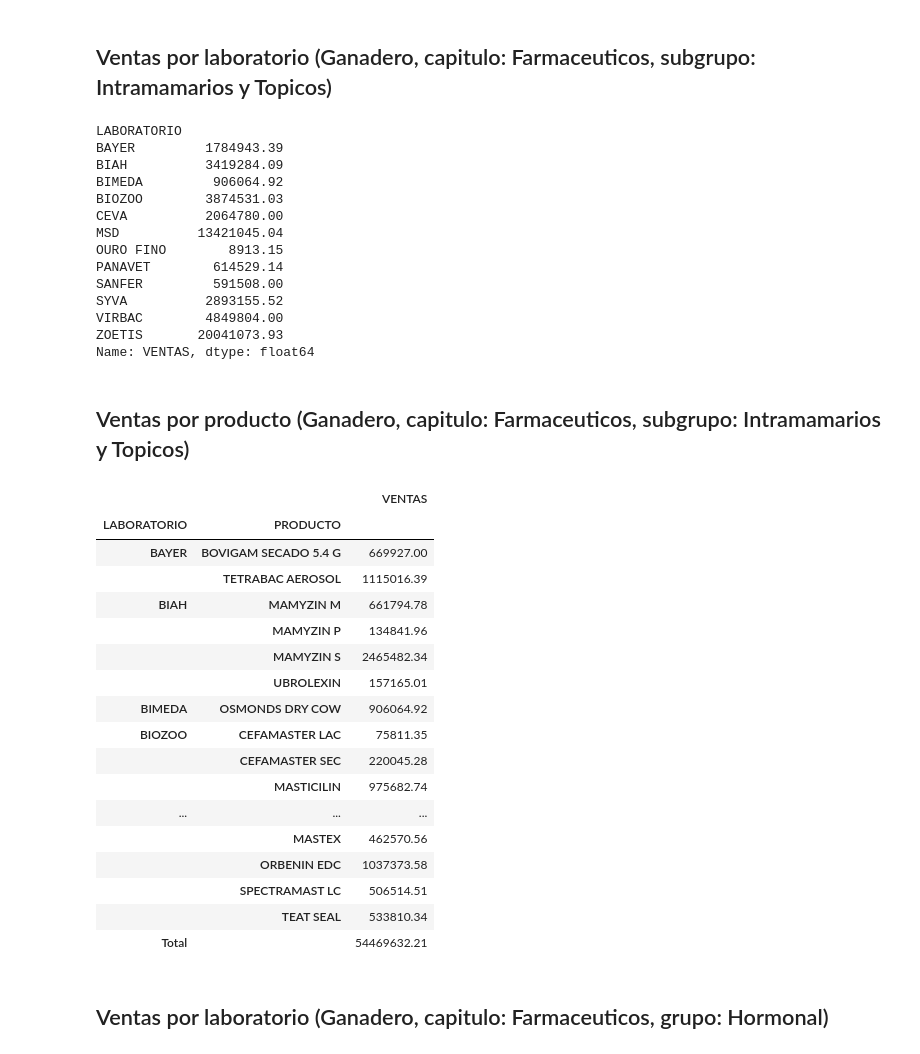
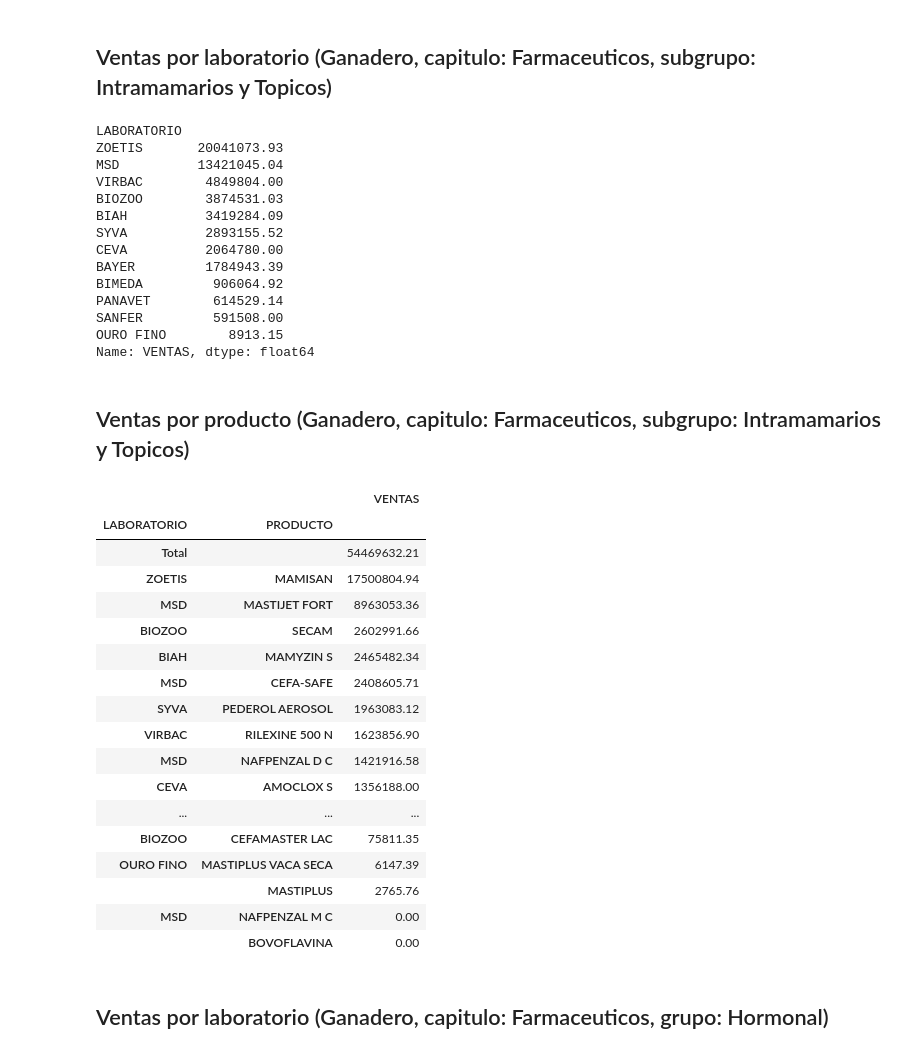
Before and after one commit to ruralkan/gabEsp, a Jupyter notebook: InfoGanadero/informeGanadero.ipynb, the cells around one changed output. Drawn from its saved outputs; the diff is of its cells as text; code cells hidden in the pictures.

```diff
--- a/InfoGanadero/informeGanadero.ipynb
+++ b/InfoGanadero/informeGanadero.ipynb
@@ -198,47 +194,47 @@ Name: VENTAS, dtype: float64
 ## Ventas por laboratorio (Ganadero, capitulo: Farmaceuticos, subgrupo: Intramamarios y Topicos)
 # %%
 df = stats[(stats.MAIN_SPECIE == "Ganadero") & (stats.CAPITULO == "FARMACEUTICOS") & (stats.SUBGRUPO.isin(["INTRAMAMARIOS","TOPICOS"])) ].groupby('LABORATORIO')['VENTAS'].sum()
-df
+df.sort_values(ascending=False)
 # %% [output]
 LABORATORIO
+ZOETIS       20041073.93
+MSD          13421045.04
+VIRBAC        4849804.00
+BIOZOO        3874531.03
+BIAH          3419284.09
+SYVA          2893155.52
+CEVA          2064780.00
 BAYER         1784943.39
-BIAH          3419284.09
 BIMEDA         906064.92
-BIOZOO        3874531.03
-CEVA          2064780.00
-MSD          13421045.04
-OURO FINO        8913.15
 PANAVET        614529.14
 SANFER         591508.00
-SYVA          2893155.52
-VIRBAC        4849804.00
-ZOETIS       20041073.93
+OURO FINO        8913.15
 Name: VENTAS, dtype: float64
 # %% [markdown]
 ## Ventas por producto (Ganadero, capitulo: Farmaceuticos, subgrupo: Intramamarios y Topicos)
 # %%
 # df = stats[(stats.MAIN_SPECIE == "Ganadero") & (stats.CAPITULO == "FARMACEUTICOS") & (stats.SUBGRUPO.isin(["INTRAMAMARIOS","TOPICOS"])) ].pivot_table(columns="LABORATORIO",index= "PRODUCTO",values="VENTAS", margins = True, margins_name="Total", aggfunc=np.sum, fill_value=0)
 df = stats[(stats.MAIN_SPECIE == "Ganadero") & (stats.CAPITULO == "FARMACEUTICOS") & (stats.SUBGRUPO.isin(["INTRAMAMARIOS","TOPICOS"])) ].pivot_table(index=["LABORATORIO","PRODUCTO"],values=["VENTAS"], margins = True, margins_name="Total", aggfunc=np.sum, fill_value=0)
-df
+df.sort_values(by=["VENTAS"], ascending=False)
 # %% [output]
 |  |  | VENTAS |
 | LABORATORIO | PRODUCTO |  |
-| BAYER | BOVIGAM SECADO 5.4 G | 669927.00 |
-|  | TETRABAC AEROSOL | 1115016.39 |
-| BIAH | MAMYZIN M | 661794.78 |
-|  | MAMYZIN P | 134841.96 |
-|  | MAMYZIN S | 2465482.34 |
-|  | UBROLEXIN | 157165.01 |
-| BIMEDA | OSMONDS DRY COW | 906064.92 |
+| Total |  | 54469632.21 |
+| ZOETIS | MAMISAN | 17500804.94 |
+| MSD | MASTIJET FORT | 8963053.36 |
+| BIOZOO | SECAM | 2602991.66 |
+| BIAH | MAMYZIN S | 2465482.34 |
+| MSD | CEFA-SAFE | 2408605.71 |
+| SYVA | PEDEROL AEROSOL | 1963083.12 |
+| VIRBAC | RILEXINE 500 N | 1623856.90 |
+| MSD | NAFPENZAL D C | 1421916.58 |
+| CEVA | AMOCLOX S | 1356188.00 |
+| ... | ... | ... |
 | BIOZOO | CEFAMASTER LAC | 75811.35 |
-|  | CEFAMASTER SEC | 220045.28 |
-|  | MASTICILIN | 975682.74 |
-| ... | ... | ... |
-|  | MASTEX | 462570.56 |
-|  | ORBENIN EDC | 1037373.58 |
-|  | SPECTRAMAST LC | 506514.51 |
-|  | TEAT SEAL | 533810.34 |
-| Total |  | 54469632.21 |
+| OURO FINO | MASTIPLUS VACA SECA | 6147.39 |
+|  | MASTIPLUS | 2765.76 |
+| MSD | NAFPENZAL M C | 0.00 |
+|  | BOVOFLAVINA | 0.00 |
 # %% [markdown]
 ## Ventas por laboratorio (Ganadero, capitulo: Farmaceuticos, grupo: Hormonal)
 # %%
```
Also changed, not shown: parts of 28 cells of this notebook.
